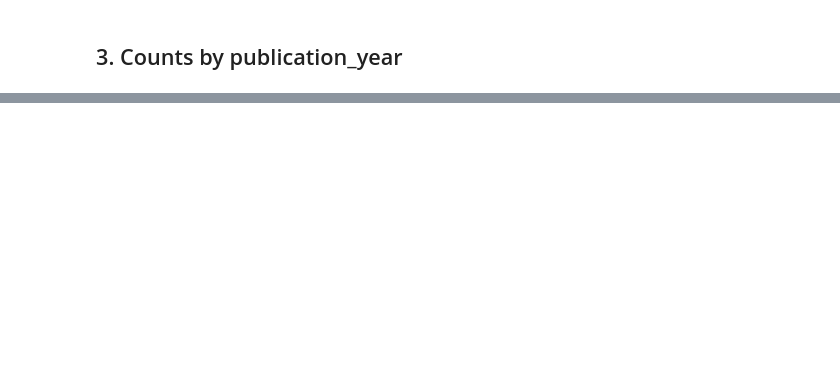
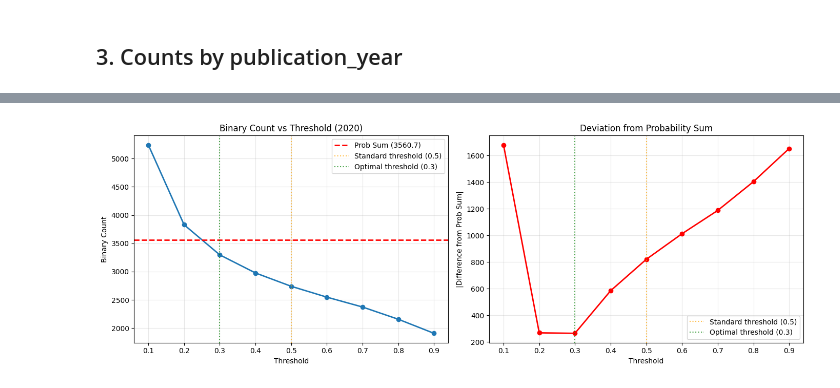
Before and after one commit to magnetilo/3r-monitoring, a Jupyter notebook: notebooks/02_pubmed_analysis_statistics.ipynb, the cells around one changed output, grey strips where cells are left out. Cells and saved outputs as stored; diff of their text form; code cells hidden in the pictures; blank space fills up the shorter version.

```diff
--- a/notebooks/02_pubmed_analysis_statistics.ipynb
+++ b/notebooks/02_pubmed_analysis_statistics.ipynb
@@ -115,0 +422,84 @@ df2
+# %%
+# Analyze different thresholds and their relationship to probability sum
+# Model performance at different thresholds (replace with actual values from evaluation)
+PRECISION_05 = 0.94  # High precision at 0.5 threshold
+RECALL_05 = 0.76     # Lower recall at 0.5 threshold
+PRECISION_03 = 0.85  # Estimated precision at 0.3 threshold (typically lower)
+RECALL_03 = 0.88     # Estimated recall at 0.3 threshold (typically higher)
+
+thresholds = [0.1, 0.2, 0.3, 0.4, 0.5, 0.6, 0.7, 0.8, 0.9]
+
+# Calculate counts for different thresholds for a sample year (2020)
+year_2020_data = df[df['publication_year'] == 2020]
+probs_2020 = year_2020_data['goldhamster_in_vivo']
+prob_sum_2020 = probs_2020.sum()
+
+threshold_analysis = []
+for threshold in thresholds:
+    binary_count = (probs_2020 > threshold).sum()
+    ratio_to_prob_sum = binary_count / prob_sum_2020 if prob_sum_2020 > 0 else 0
+
+    threshold_analysis.append({
+        'threshold': threshold,
+        'binary_count': binary_count,
+        'ratio_to_prob_sum': ratio_to_prob_sum,
+        'difference_from_prob_sum': abs(binary_count - prob_sum_2020)
+    })
+
+threshold_df = pd.DataFrame(threshold_analysis)
+
+print("🎯 Threshold Analysis for 2020:")
+print(f"Probability Sum (baseline): {prob_sum_2020:.1f}")
+print("\nThreshold Performance:")
+for _, row in threshold_df.iterrows():
+    closest_marker = "← CLOSEST" if row['difference_from_prob_sum'] == threshold_df['difference_from_prob_sum'].min() else ""
+    print(f"  {row['threshold']:.1f}: Count={row['binary_count']:3.0f}, "
+          f"Ratio={row['ratio_to_prob_sum']:.3f}, "
+          f"Diff={row['difference_from_prob_sum']:5.1f} {closest_marker}")
+
+# Theoretical analysis
+print(f"\n📊 Precision-Recall Analysis:")
+print(f"At threshold 0.5: Precision={PRECISION_05:.2f}, Recall={RECALL_05:.2f}")
+print(f"At threshold 0.3: Precision≈{PRECISION_03:.2f}, Recall≈{RECALL_03:.2f}")
+print(f"\n💡 Interpretation:")
+print(f"• High precision (0.94) at 0.5 threshold means model is CONSERVATIVE")
+print(f"• Lower recall (0.76) means model MISSES many true positives")
+print(f"• Probability sum captures the 'expected' count including missed cases")
+print(f"• Lower threshold (0.3) increases recall, catching more true positives")
+print(f"• This brings binary count closer to probability sum expectation")
+
+# Calculate optimal threshold that matches probability sum
+optimal_threshold = threshold_df.loc[threshold_df['difference_from_prob_sum'].idxmin(), 'threshold']
+print(f"\n🎯 Optimal threshold for matching prob sum in 2020: {optimal_threshold}")
+
+# Visualize threshold effect
+fig, (ax1, ax2) = plt.subplots(1, 2, figsize=(14, 5))
+
+# Plot 1: Counts vs threshold
+ax1.plot(threshold_df['threshold'], threshold_df['binary_count'], 'o-', linewidth=2, markersize=6)
+ax1.axhline(y=prob_sum_2020, color='red', linestyle='--', linewidth=2, label=f'Prob Sum ({prob_sum_2020:.1f})')
+ax1.axvline(x=0.5, color='orange', linestyle=':', alpha=0.7, label='Standard threshold (0.5)')
+ax1.axvline(x=optimal_threshold, color='green', linestyle=':', alpha=0.7, label=f'Optimal threshold ({optimal_threshold})')
+ax1.set_xlabel('Threshold')
+ax1.set_ylabel('Binary Count')
+ax1.set_title('Binary Count vs Threshold (2020)')
+ax1.legend()
+ax1.grid(True, alpha=0.3)
+
+# Plot 2: Difference from probability sum
+ax2.plot(threshold_df['threshold'], threshold_df['difference_from_prob_sum'], 'o-',
+         color='red', linewidth=2, markersize=6)
+ax2.axvline(x=0.5, color='orange', linestyle=':', alpha=0.7, label='Standard threshold (0.5)')
+ax2.axvline(x=optimal_threshold, color='green', linestyle=':', alpha=0.7, label=f'Optimal threshold ({optimal_threshold})')
+ax2.set_xlabel('Threshold')
+ax2.set_ylabel('|Difference from Prob Sum|')
+ax2.set_title('Deviation from Probability Sum')
+ax2.legend()
+ax2.grid(True, alpha=0.3)
+
+plt.tight_layout()
+plt.savefig("../data/results/threshold_analysis.png", dpi=300)
+plt.show()
+
+threshold_df
+# %% [output]
@@ -115,0 +523 @@ df2
+[figure, added]
```
Also changed, not shown: parts of 12 cells of this notebook, 7 other files.
